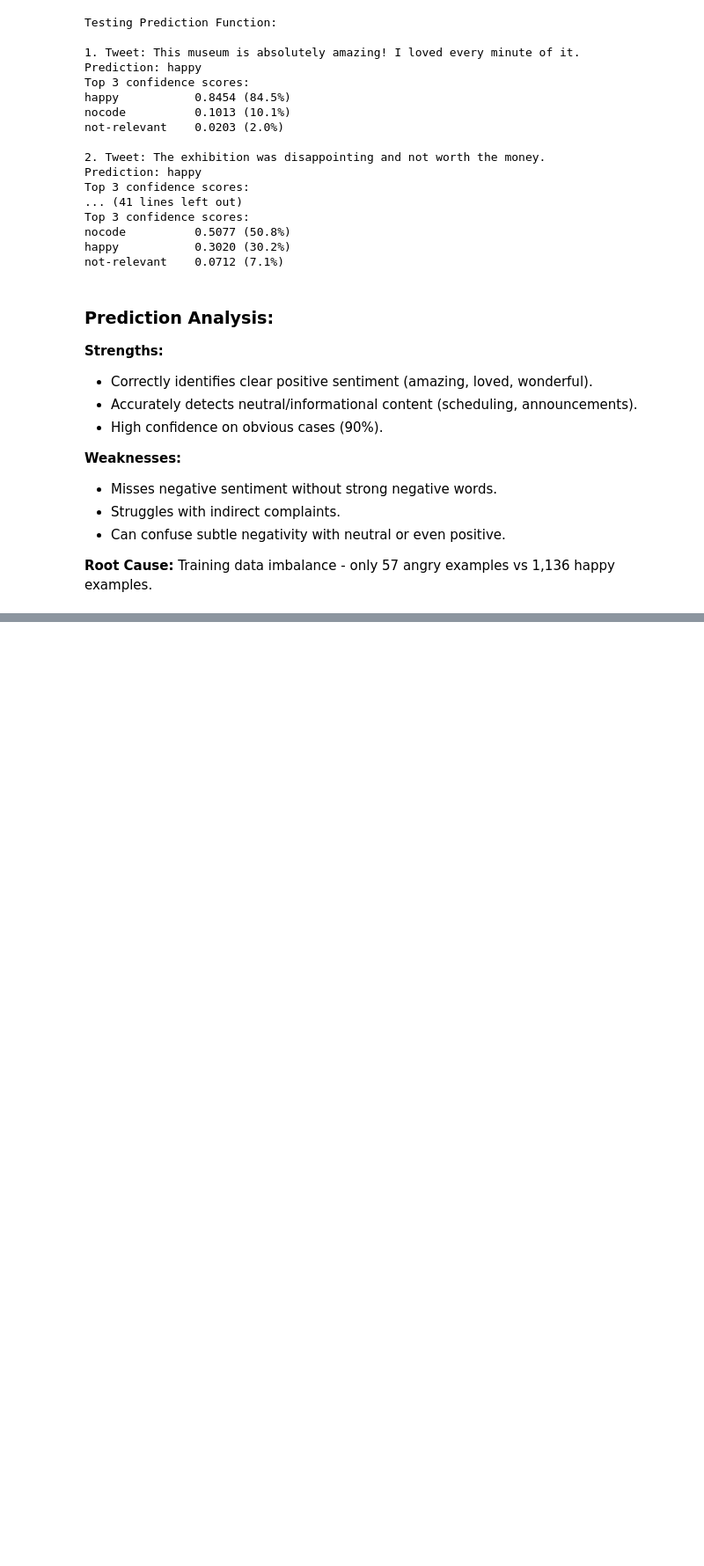
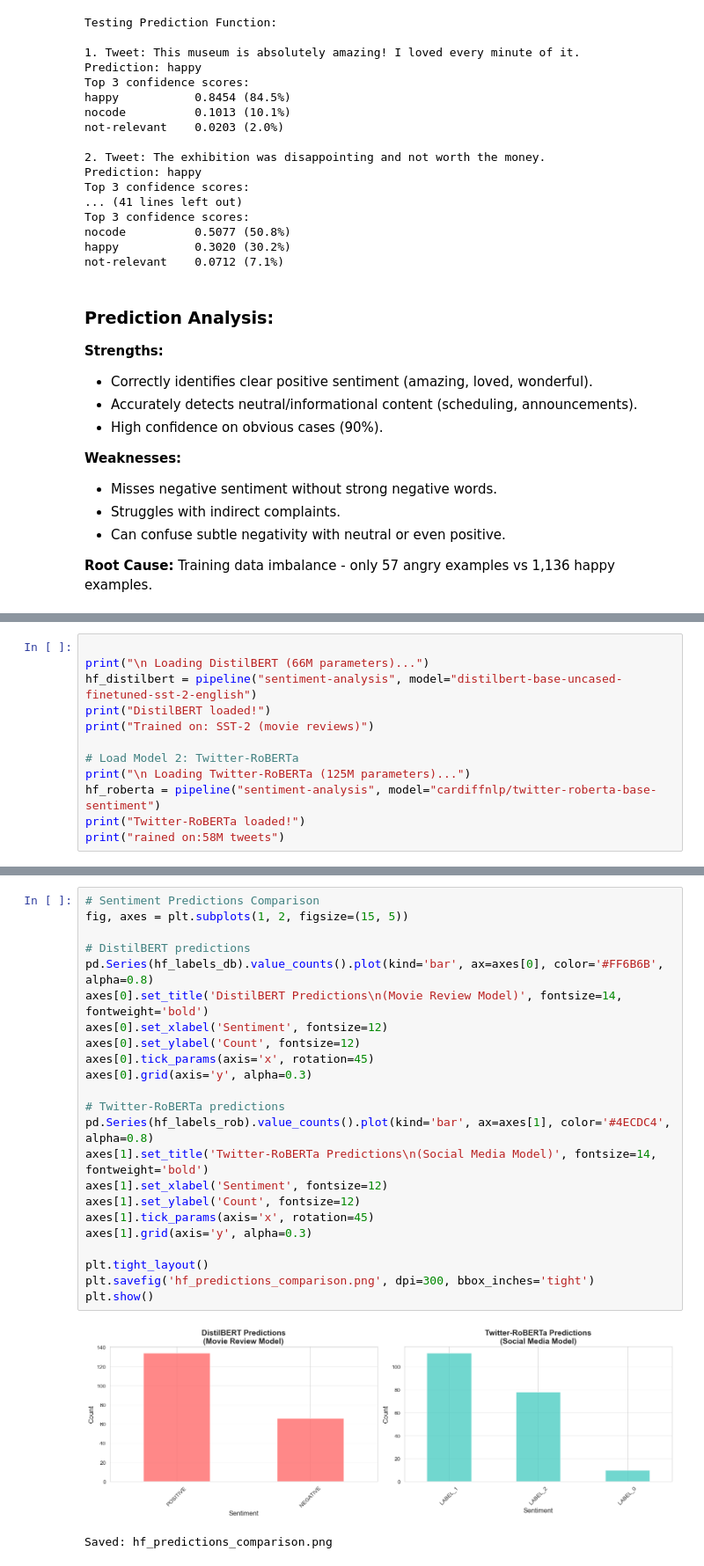
Before and after one commit to Priti0427/Sentiment-analysis-using-Hugging-Face-Transformer, a Jupyter notebook: archive (5)/Sentiment_Analysis_Notebook.ipynb, the cells around one changed output, grey strips where cells are left out. Shown at 88% size. Cells and saved outputs as stored; diff of their text form; blank space fills up the shorter version.

Commit message:
Add Hugging Face Transformers sentiment analysis with visualizations

```diff
--- a/archive (5)/Sentiment_Analysis_Notebook.ipynb
+++ b/archive (5)/Sentiment_Analysis_Notebook.ipynb
@@ -740,0 +751,12 @@ not-relevant    0.0712 (7.1%)
+# %%
+
+print("\n Loading DistilBERT (66M parameters)...")
+hf_distilbert = pipeline("sentiment-analysis", model="distilbert-base-uncased-finetuned-sst-2-english")
+print("DistilBERT loaded!")
+print("Trained on: SST-2 (movie reviews)")
+
+# Load Model 2: Twitter-RoBERTa
+print("\n Loading Twitter-RoBERTa (125M parameters)...")
+hf_roberta = pipeline("sentiment-analysis", model="cardiffnlp/twitter-roberta-base-sentiment")
+print("Twitter-RoBERTa loaded!")
+print("rained on:58M tweets")
@@ -740,0 +851,26 @@ not-relevant    0.0712 (7.1%)
+# %%
+# Sentiment Predictions Comparison
+fig, axes = plt.subplots(1, 2, figsize=(15, 5))
+
+# DistilBERT predictions
+pd.Series(hf_labels_db).value_counts().plot(kind='bar', ax=axes[0], color='#FF6B6B', alpha=0.8)
+axes[0].set_title('DistilBERT Predictions\n(Movie Review Model)', fontsize=14, fontweight='bold')
+axes[0].set_xlabel('Sentiment', fontsize=12)
+axes[0].set_ylabel('Count', fontsize=12)
+axes[0].tick_params(axis='x', rotation=45)
+axes[0].grid(axis='y', alpha=0.3)
+
+# Twitter-RoBERTa predictions
+pd.Series(hf_labels_rob).value_counts().plot(kind='bar', ax=axes[1], color='#4ECDC4', alpha=0.8)
+axes[1].set_title('Twitter-RoBERTa Predictions\n(Social Media Model)', fontsize=14, fontweight='bold')
+axes[1].set_xlabel('Sentiment', fontsize=12)
+axes[1].set_ylabel('Count', fontsize=12)
+axes[1].tick_params(axis='x', rotation=45)
+axes[1].grid(axis='y', alpha=0.3)
+
+plt.tight_layout()
+plt.savefig('hf_predictions_comparison.png', dpi=300, bbox_inches='tight')
+plt.show()
+# %% [output]
+[figure, added]
+Saved: hf_predictions_comparison.png
```
Also changed, not shown: parts of 9 cells of this notebook, 2 other files.
